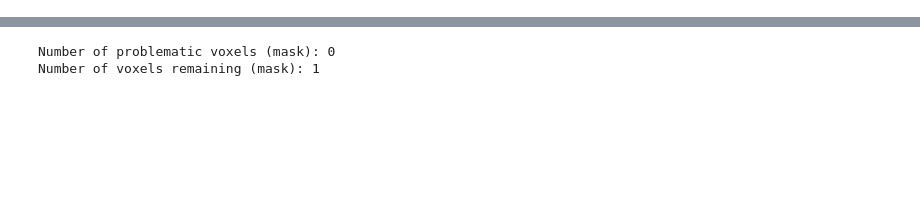
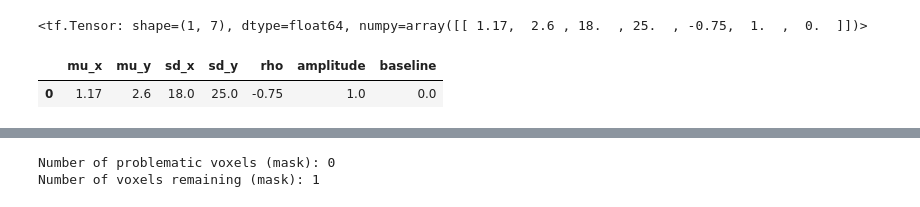
Before and after one commit to Gilles86/braincoder, a Jupyter notebook: notebooks/Fit 2dPointPRF.ipynb, the cells around one changed output, grey strips where cells are left out. Drawn from its saved outputs; the diff is of its cells as text; code cells hidden in the pictures; blank space fills up the shorter version.

```diff
--- a/notebooks/Fit 2dPointPRF.ipynb
+++ b/notebooks/Fit 2dPointPRF.ipynb
@@ -19,0 +23,12 @@ model = GaussianPointPRF2D(parameters=parameters, use_covariance=True)
+# %%
+pars1 = model._transform_parameters_backward(parameters[model.parameter_labels].values)
+
+pars2 = model._transform_parameters_forward(pars1)
+pars2
+# %% [output]
+<tf.Tensor: shape=(1, 7), dtype=float64, numpy=array([[ 1.17,  2.6 , 18.  , 25.  , -0.75,  1.  ,  0.  ]])>
+# %%
+parameters[model.parameter_labels]
+# %% [output]
+|  | mu_x | mu_y | sd_x | sd_y | rho | amplitude | baseline |
+| 0 | 1.17 | 2.6 | 18.0 | 25.0 | -0.75 | 1.0 | 0.0 |
```
Also changed, not shown: parts of 9 cells of this notebook, 2 other files.
